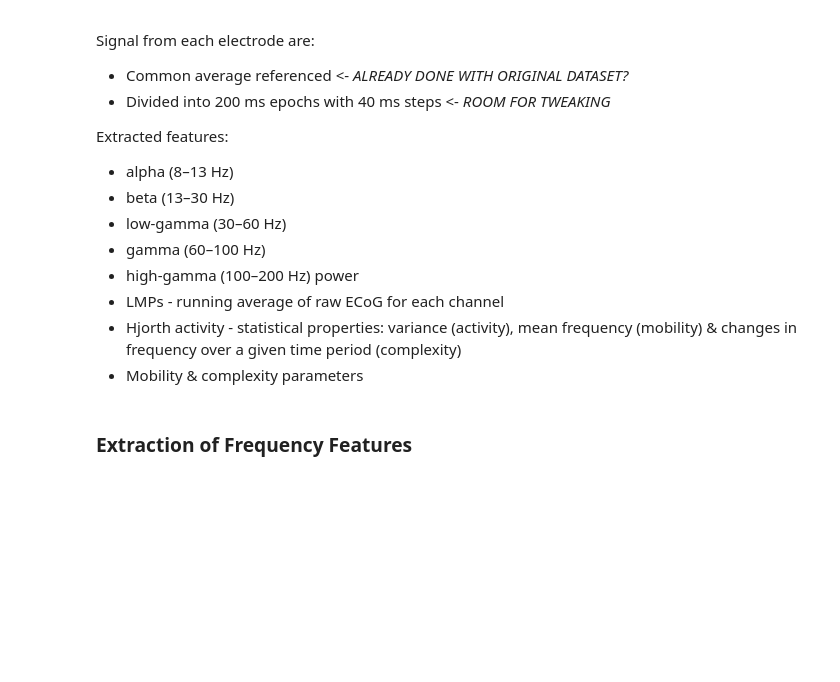
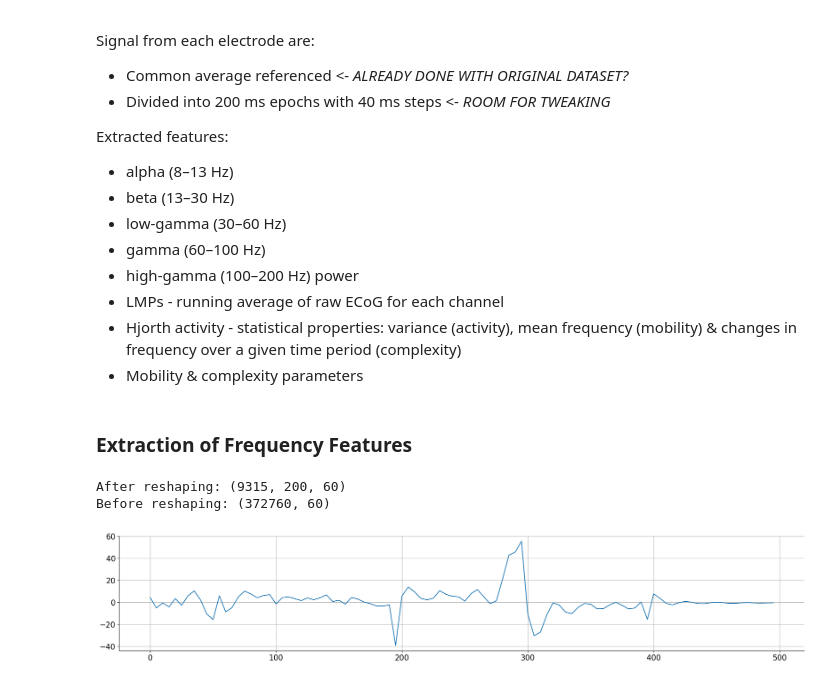
Before and after one commit to UBCMint/Joystick-Prediction, a Jupyter notebook: Index.ipynb, the cells around one changed output. Saved outputs shown, nothing was run; the diff lists cells and outputs as text; code cells hidden in the pictures; blank space fills up the shorter version.

Commit message:
Implemented beginning of extract_frequency_features_from_binned_voltage, enabling plotting of frequency term amplitudes that is obtained using scipy.fft.

```diff
--- a/Index.ipynb
+++ b/Index.ipynb
@@ -999,5 +997,29 @@ def extract_frequency_features_from_binned_voltage(
     expressing the frequency ranges as ((low, high), (low, high), ...) etc.
     Corresponding frequency ranges will be extracted, where the size of frequency
     bins is determined by the bin size N of voltage data (N/2, if I understand correctly?)
+
+    I checked out https://docs.scipy.org/doc/scipy-1.11.4/tutorial/fft.html#d-discrete-fourier-transforms
+    for understanding how to apply fourier transforms from scipy.
     """
-    frequency_domain = fft.rfft(binned_V)
+    binsize = binned_V.shape[1]
+    # use rfft as we have real-valued inputs; speed up!
+    frequency_domain = fft.rfft(binned_V, axis=1)[:,1:,:] # exclude first term which isn't useful??
+    frequency_bincenters = fft.fftfreq(n=binsize, d=1/SAMPLE_RATE)
+    # truncate frequency_bincenters given it also returns negative frequency bins
+    pos_freq_bincenters = frequency_bincenters[frequency_bincenters >= 0]
+    plt.plot(pos_freq_bincenters, frequency_domain[0,:,0])
+    plt.grid()
+    plt.show()
+# %%
+patient = alldat[0][0]
+label_to_bin = ['V']
+tobin = dict([ (key, patient[key]) for key in label_to_bin])
+V_binned = bin_data_to_binsize(tobin, binsize=200, stepsize=40, show_conversion=True)
+
+V_binned= V_binned['V_binned']
+
+extract_frequency_features_from_binned_voltage(binned_V=V_binned, frequency_ranges=None)
+# %% [output]
+After reshaping: (9315, 200, 60)
+Before reshaping: (372760, 60)
+[figure, added]
```
Also changed, not shown: parts of 2 cells of this notebook.
